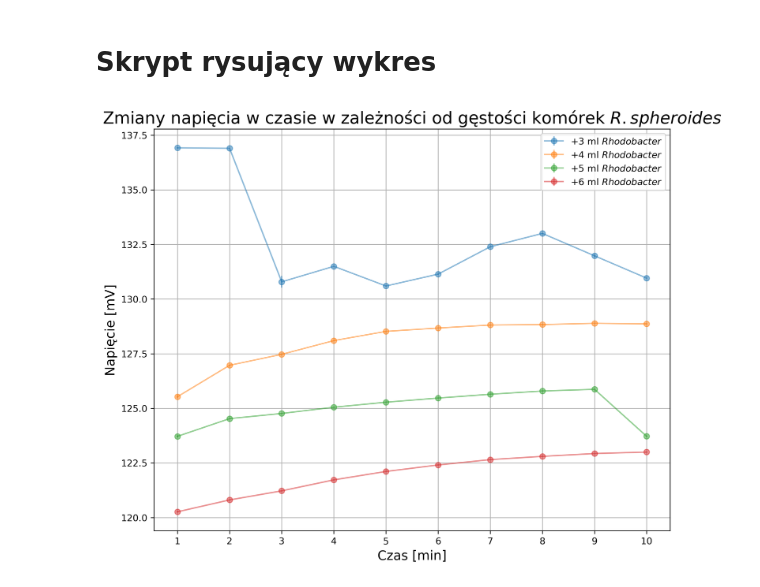
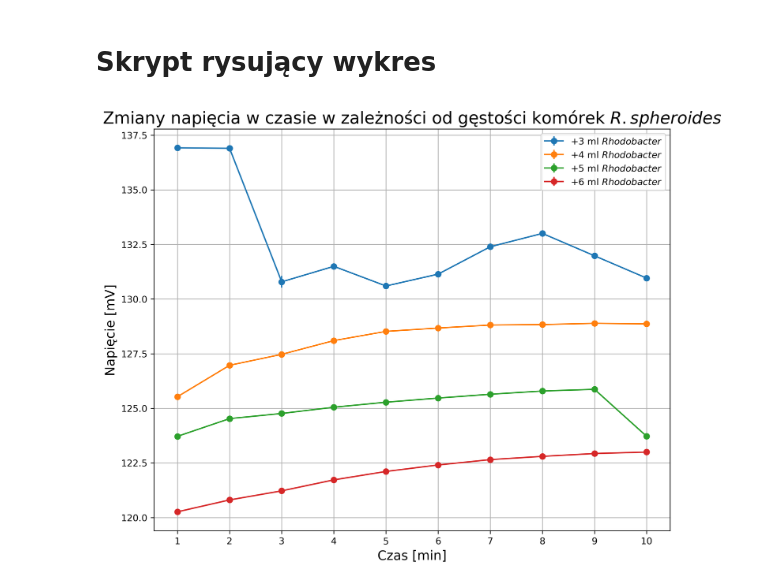
Before and after one commit to f1lem0n/biotech-bsc, a Jupyter notebook: mfc-volt-2022-04-13/mfc-volt-1.ipynb, the cells around one changed output. Cells and saved outputs as stored; diff of their text form; code cells hidden in the pictures.

```diff
--- a/mfc-volt-2022-04-13/mfc-volt-1.ipynb
+++ b/mfc-volt-2022-04-13/mfc-volt-1.ipynb
@@ -73,32 +73,31 @@ for file in files:
         y = final_df['mean'],
         yerr = final_df['error'],
         fmt = 'o-',
-        alpha = 0.5
     )
 
     legend_rec = f'+{vol} ml $Rhodobacter$'
     legend.append(legend_rec)
     vol += 1
 
 plt.title(
     '''Zmiany napięcia w czasie w zależności od gęstości komórek $R. spheroides$''',
     fontdict = {
         'fontsize' : 18,
         'multialignment' : 'center'
     }
 )
 plt.ylabel(
     'Napięcie [mV]',
     fontdict = {'fontsize' : 14}
 )
 plt.xlabel(
     'Czas [min]',
     fontdict = {'fontsize' : 14}
 )
 plt.legend(legend)
 plt.grid()
 plt.xticks(minutes)
 
 plt.show()
 # %% [output]
-[figure, old version]
+[figure, new version]
```
